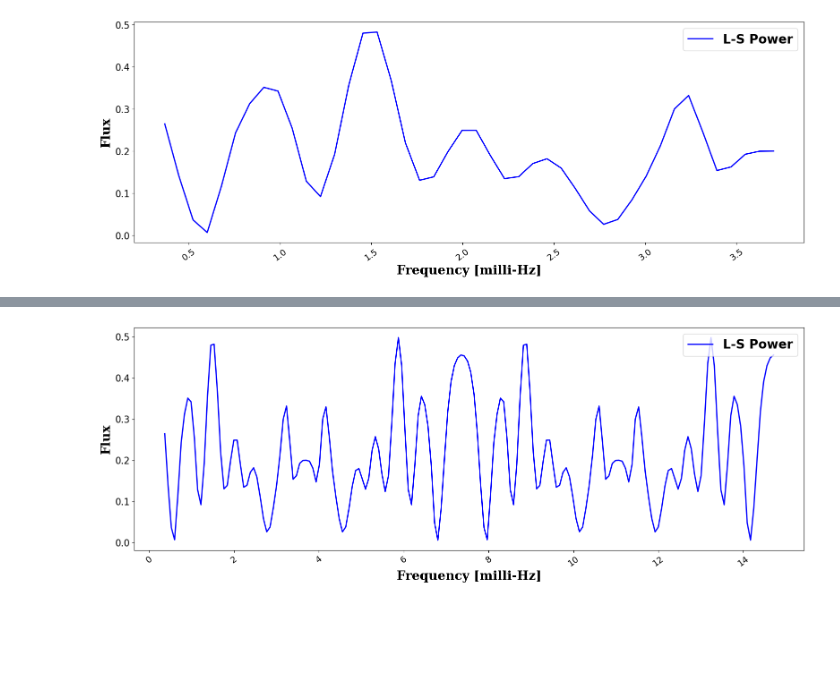
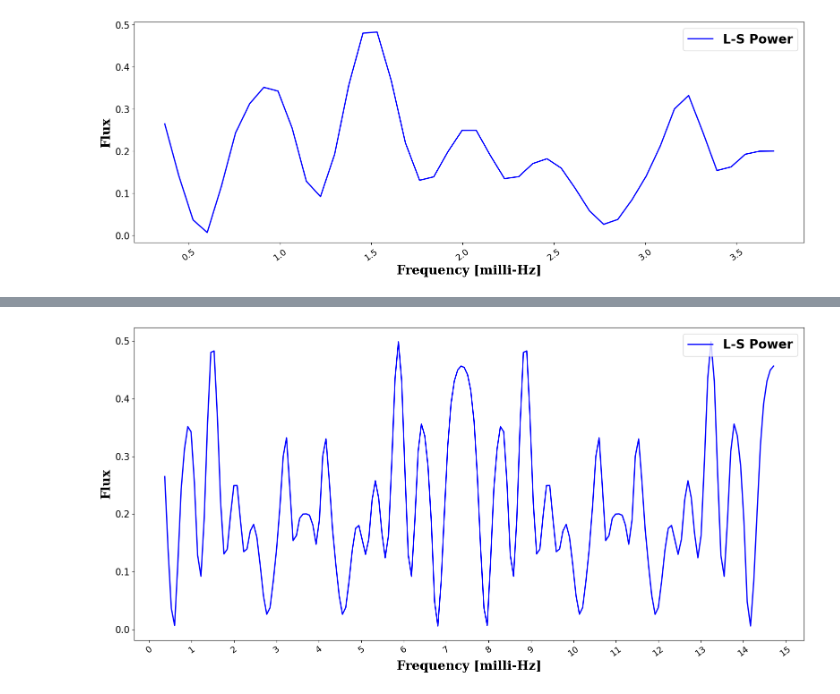
Before and after one commit to DarkWake9/Project-Fermi, a Jupyter notebook: 2311-02372-OJ287/all-20150918-20230223/lsp.ipynb, the cells around one changed output, grey strips where cells are left out. Drawn from its saved outputs; the diff is of its cells as text; code cells hidden in the pictures; blank space fills up the shorter version.

```diff
--- a/2311-02372-OJ287/all-20150918-20230223/lsp.ipynb
+++ b/2311-02372-OJ287/all-20150918-20230223/lsp.ipynb
@@ -130,27 +162,27 @@ FAP Davies:  0.4307314922578679
 FAP baluev:  0.3499691709417967
 FAP naive:  0.13211294186935263
 # %%
-fig, ax = plt.subplots(1, 1, figsize=(16, 6))
+fig, ax = plt.subplots(1, 1, figsize=(16, 8))
 # ax.errorbar(tmean, flux, yerr=0.5*flux_err, fmt='o', c='b', elinewidth=0.24, capsize=2, label='Flux')
 ax.plot(frequency2*1000, power2, '-', lw=2, c='b', label='L-S Power')
 # ax[1].errorbar(tmean, np.multiply(flux, avg_dists_2), yerr=np.multiply(0.5*(flux_err_up+flux_err_down), avg_dists_2), fmt='o', c='r', elinewidth=0.24, capsize=2, label='Flux $\\times$ D$\mathbf{^2}$')
 
 # ax.set_ylabel('Flux [$\mathbf{10^6 cm^{-2} s^{-1}}$]', fontdict=axesfont)
 ax.set_ylabel('Flux', fontdict=axesfont)
 
 
 # ax[1].set_ylabel('Flux $\\times$ D$\mathbf{^2}$\n [$\mathbf{10^6 AU^{2} cm^{-2} s^{-1}}$]', fontdict=axesfont)
 
 
 ax.yaxis.set_tick_params(labelsize=15)
 ax.legend(prop={'size':20, 'weight':'bold'})
 
-# ax.set_xticks([])
+ax.set_xticks(np.arange(0, 16, 1))
 ax.set_xlabel('Frequency [milli-Hz]',  fontdict=axesfont)
 # ax.set_xticks(tmean[::100])
 ax.xaxis.set_tick_params(labelsize=14, rotation=36)
 plt.tight_layout()
 # plt.savefig('./outputs/timeseries_Super-K-original-data.pdf')
 plt.show()
 # %% [output]
-[figure, old version]
+[figure, new version]
```
Also changed, not shown: parts of 5 cells of this notebook, 3 other files.
